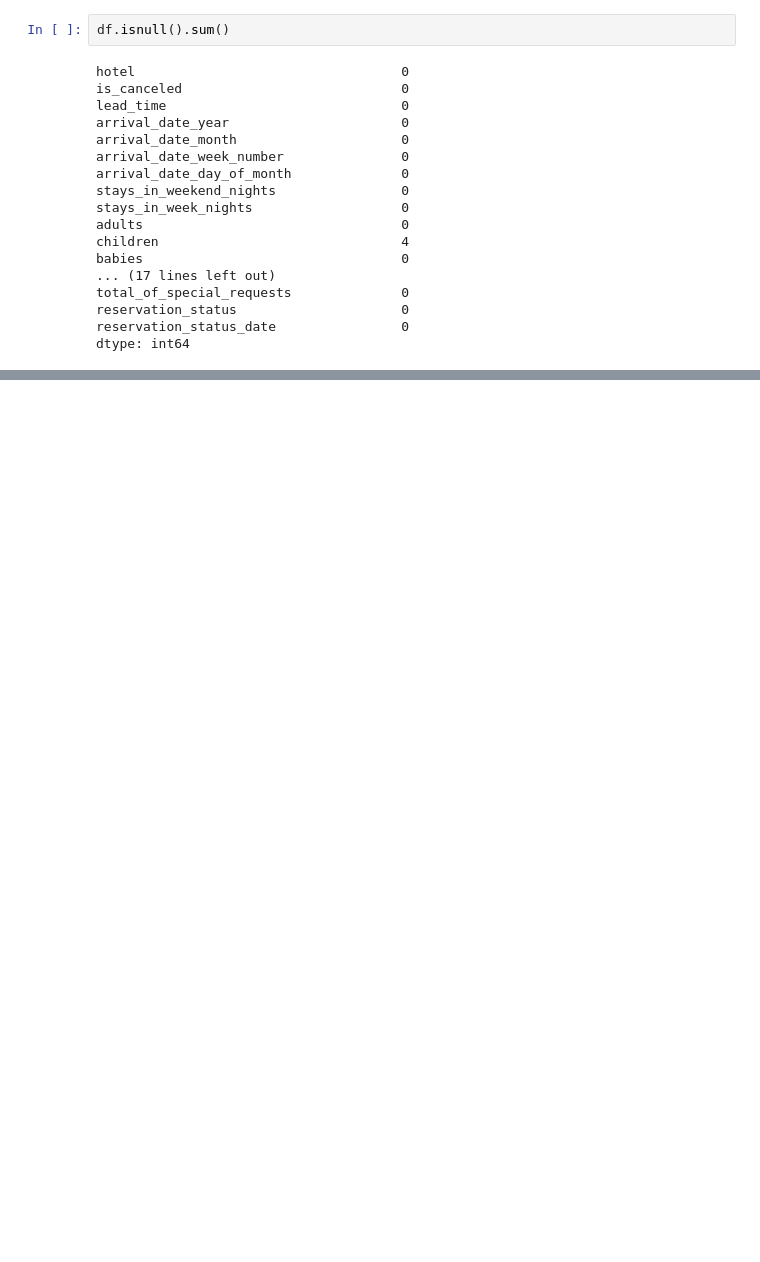
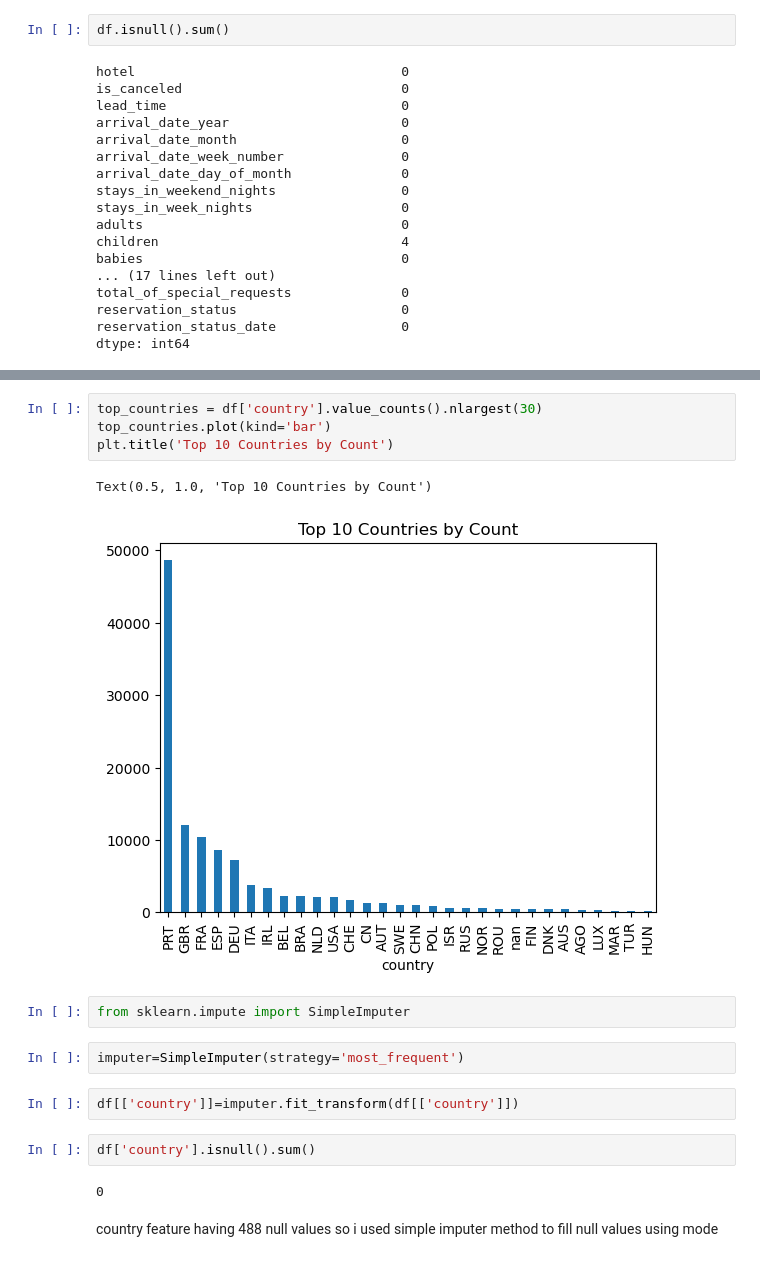
Before and after one commit to mohammed-fariz/project1, a Jupyter notebook: Hotel booking cancellation prediction/data collection.ipynb, the cells around one changed output, grey strips where cells are left out. Cells and saved outputs as stored; diff of their text form; blank space fills up the shorter version.

```diff
--- a/Hotel booking cancellation prediction/data collection.ipynb
+++ b/Hotel booking cancellation prediction/data collection.ipynb
@@ -51,0 +116,19 @@ Index(['hotel', 'is_canceled', 'lead_time', 'arrival_date_year',
+# %%
+top_countries = df['country'].value_counts().nlargest(30)
+top_countries.plot(kind='bar')
+plt.title('Top 10 Countries by Count')
+# %% [output]
+Text(0.5, 1.0, 'Top 10 Countries by Count')
+[figure, added]
+# %%
+from sklearn.impute import SimpleImputer
+# %%
+imputer=SimpleImputer(strategy='most_frequent')
+# %%
+df[['country']]=imputer.fit_transform(df[['country']])
+# %%
+df['country'].isnull().sum()
+# %% [output]
+0
+# %% [markdown]
+country feature having 488 null values so i used simple imputer method to fill null values using mode
```
Also changed, not shown: parts of 27 cells of this notebook, 1 other file.
